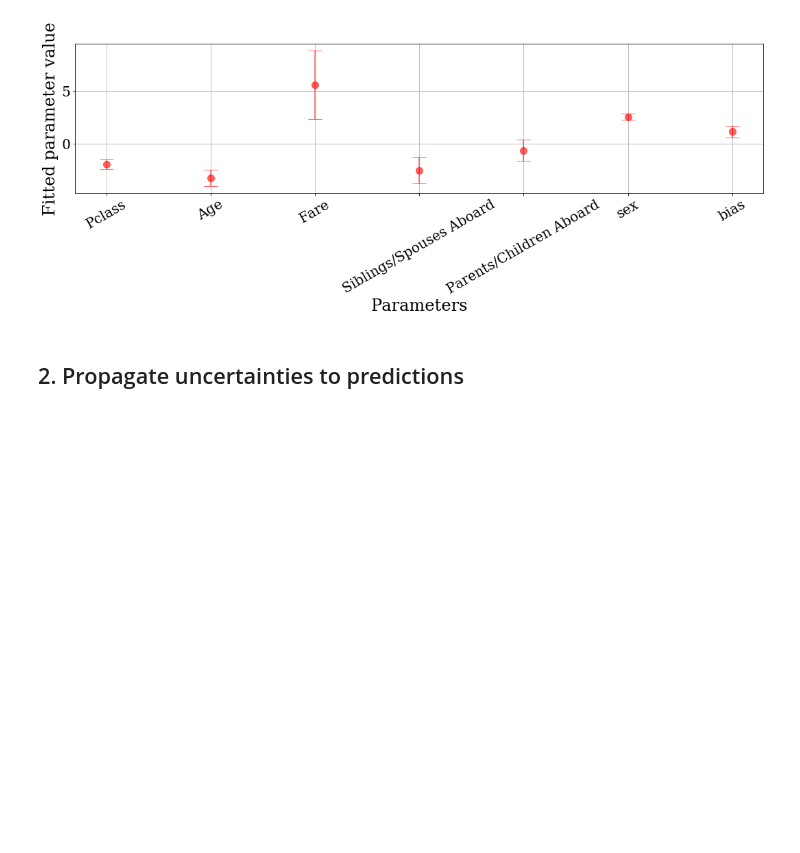
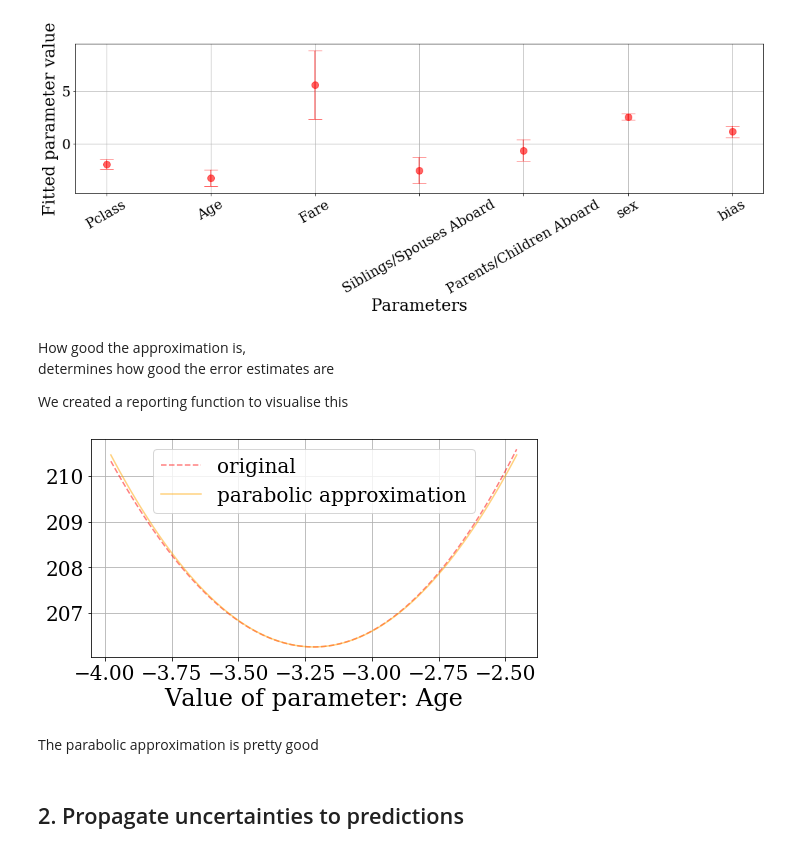
Before and after one commit to faab5/errortools, a Jupyter notebook: notebooks/PyData presentation 11-05-2019.ipynb, the cells around one changed output. Drawn from its saved outputs; the diff is of its cells as text; code cells hidden in the pictures; blank space fills up the shorter version.

```diff
--- a/notebooks/PyData presentation 11-05-2019.ipynb
+++ b/notebooks/PyData presentation 11-05-2019.ipynb
@@ -364,6 +372,19 @@ errortools.report_parameter_error(titanic_model,
                                   rotation_x_labels=30).close();
 # %% [output]
 [figure]
+# %% [markdown]
+How good the approximation is,
+determines how good the error estimates are
+
+We created a reporting function to visualise this
+# %%
+pdf, fig = errortools.report_loss_versus_approximation(titanic_model,
+                                    features + ['bias']); pdf.close()
+fig[1]
+# %% [output]
+[figure, added]
+# %% [markdown]
+The parabolic approximation is pretty good
 # %% [markdown]
 ## 2. Propagate uncertainties to predictions
 # %% [markdown]
```
Also changed, not shown: parts of 5 cells of this notebook.
